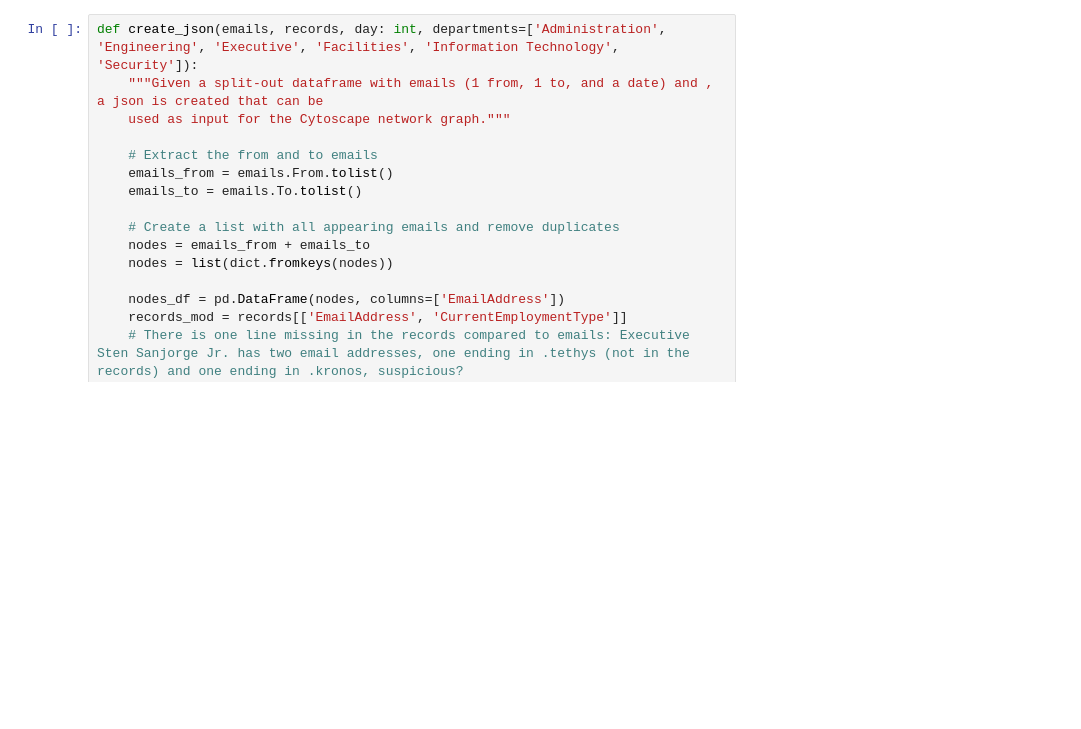
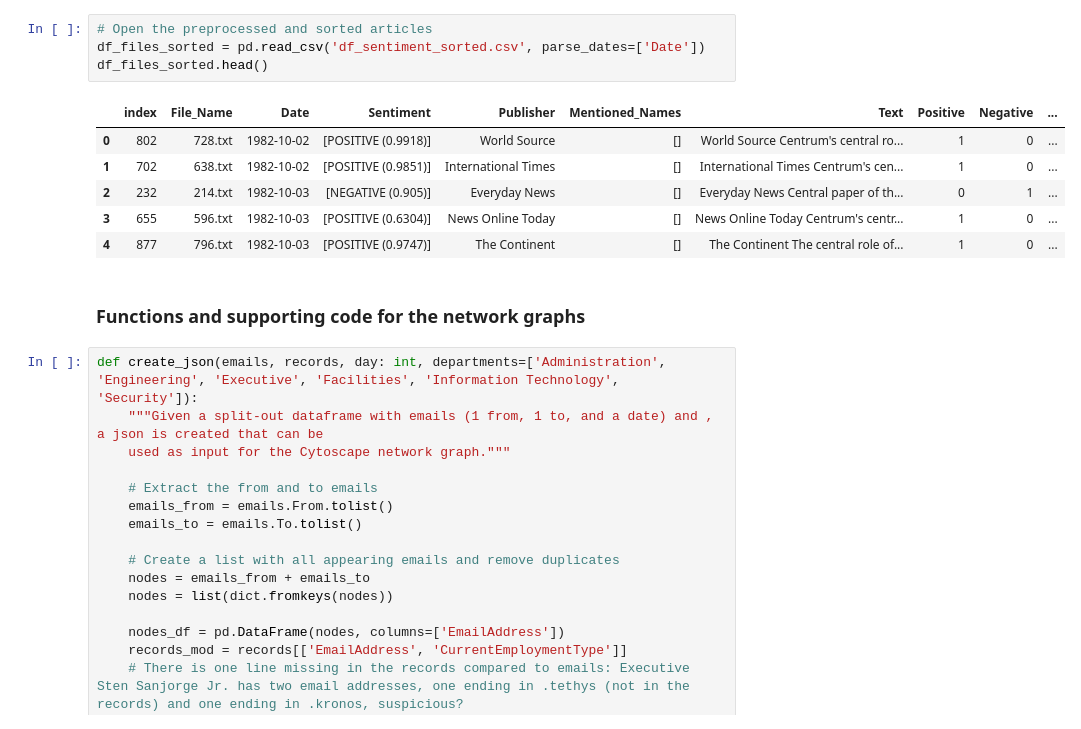
Before and after one commit to EmmieBessems/VisualAnalytics, a Jupyter notebook: cytoscape_networks.ipynb, the cells around one changed output. Saved outputs shown, nothing was run; the diff lists cells and outputs as text; blank space fills up the shorter version.

```diff
--- a/cytoscape_networks.ipynb
+++ b/cytoscape_networks.ipynb
@@ -77,3 +78,16 @@ records.tail()
+# %%
+# Open the preprocessed and sorted articles
+df_files_sorted = pd.read_csv('df_sentiment_sorted.csv', parse_dates=['Date'])
+df_files_sorted.head()
+# %% [output]
+|  | index | File_Name | Date | Sentiment | Publisher | Mentioned_Names | Text | Positive | Negative | ... |
+| 0 | 802 | 728.txt | 1982-10-02 | [POSITIVE (0.9918)] | World Source | [] | World Source Centrum's central ro... | 1 | 0 | ... |
+| 1 | 702 | 638.txt | 1982-10-02 | [POSITIVE (0.9851)] | International Times | [] | International Times Centrum's cen... | 1 | 0 | ... |
+| 2 | 232 | 214.txt | 1982-10-03 | [NEGATIVE (0.905)] | Everyday News | [] | Everyday News Central paper of th... | 0 | 1 | ... |
+| 3 | 655 | 596.txt | 1982-10-03 | [POSITIVE (0.6304)] | News Online Today | [] | News Online Today Centrum's centr... | 1 | 0 | ... |
+| 4 | 877 | 796.txt | 1982-10-03 | [POSITIVE (0.9747)] | The Continent | [] | The Continent The central role of... | 1 | 0 | ... |
+# %% [markdown]
+### Functions and supporting code for the network graphs
 # %%
 def create_json(emails, records, day: int, departments=['Administration', 'Engineering', 'Executive', 'Facilities', 'Information Technology', 'Security']):
     """Given a split-out dataframe with emails (1 from, 1 to, and a date) and , a json is created that can be
```
Also changed, not shown: parts of 34 cells of this notebook, 2 other files.
